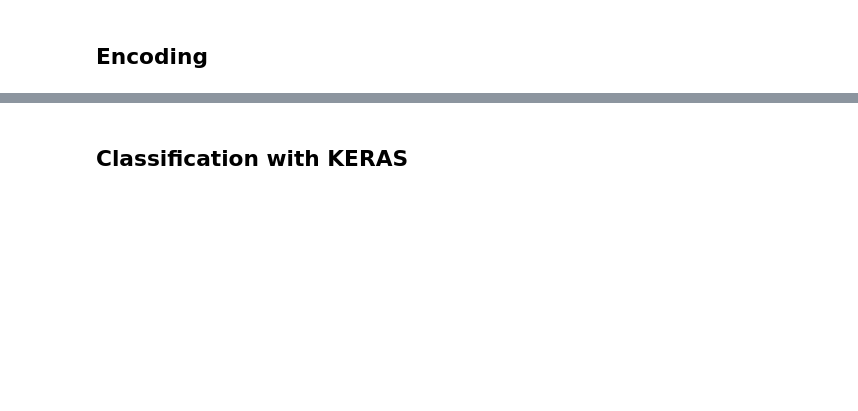
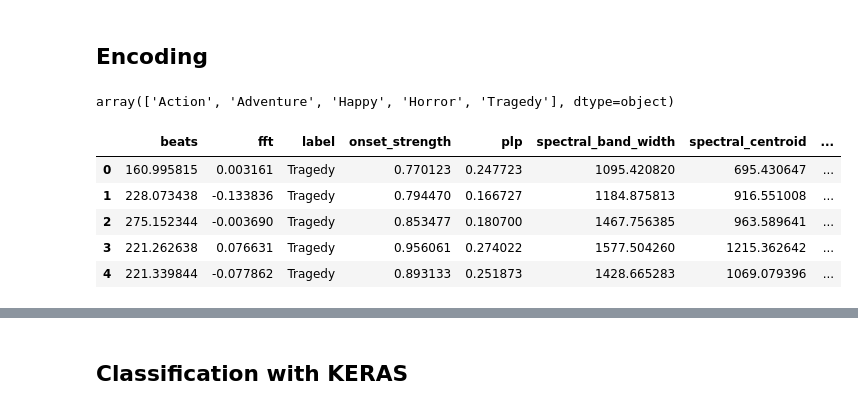
Before and after one commit to Fominayasg/Audio_features_analysis--Music_evokes_cinema, a Jupyter notebook: ML.ipynb, the cells around one changed output, grey strips where cells are left out. Drawn from its saved outputs; the diff is of its cells as text; code cells hidden in the pictures; blank space fills up the shorter version.

```diff
--- a/ML.ipynb
+++ b/ML.ipynb
@@ -75,3 +58,16 @@ df.shape
 genre_list = df['label']
 encoder = LabelEncoder()
 y = encoder.fit_transform(genre_list)
+# %%
+encoder.classes_
+# %% [output]
+array(['Action', 'Adventure', 'Happy', 'Horror', 'Tragedy'], dtype=object)
+# %%
+df.head()
+# %% [output]
+|  | beats | fft | label | onset_strength | plp | spectral_band_width | spectral_centroid | ... |
+| 0 | 160.995815 | 0.003161 | Tragedy | 0.770123 | 0.247723 | 1095.420820 | 695.430647 | ... |
+| 1 | 228.073438 | -0.133836 | Tragedy | 0.794470 | 0.166727 | 1184.875813 | 916.551008 | ... |
+| 2 | 275.152344 | -0.003690 | Tragedy | 0.853477 | 0.180700 | 1467.756385 | 963.589641 | ... |
+| 3 | 221.262638 | 0.076631 | Tragedy | 0.956061 | 0.274022 | 1577.504260 | 1215.362642 | ... |
+| 4 | 221.339844 | -0.077862 | Tragedy | 0.893133 | 0.251873 | 1428.665283 | 1069.079396 | ... |
```
Also changed, not shown: parts of 57 cells of this notebook, 11 other files.
